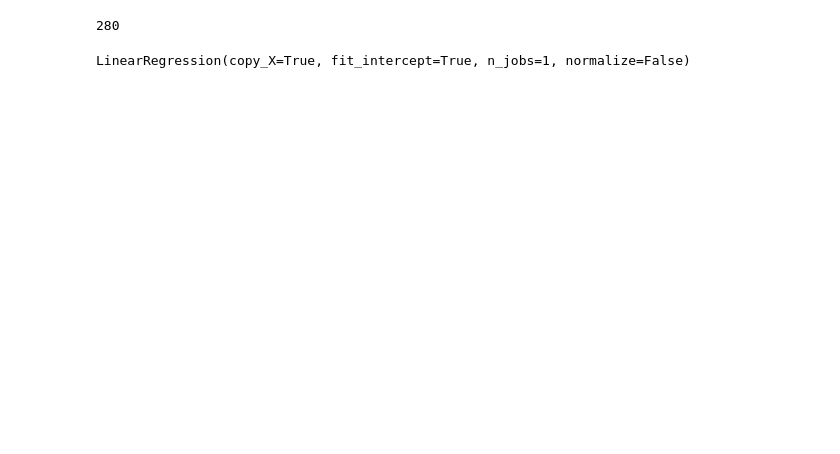
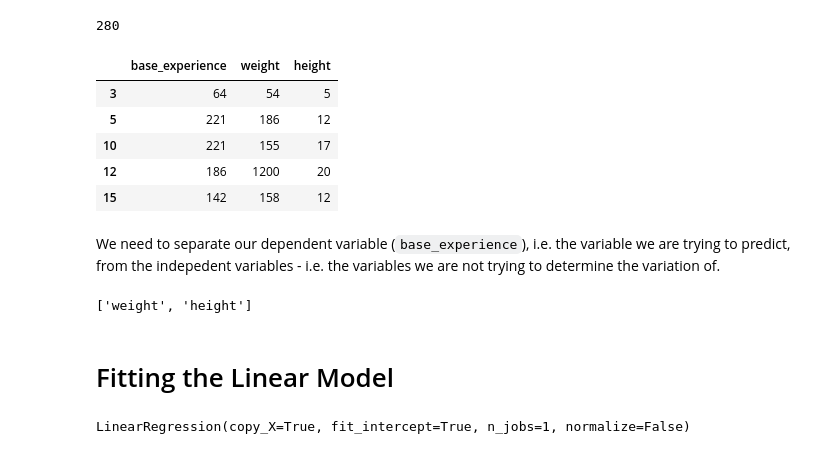
Before and after one commit to ryancollingwood/Pokedex, a Jupyter notebook: Pokedex.ipynb, the cells around one changed output. Drawn from its saved outputs; the diff is of its cells as text; code cells hidden in the pictures; blank space fills up the shorter version.

```diff
--- a/Pokedex.ipynb
+++ b/Pokedex.ipynb
@@ -718,5 +783,21 @@ test_data = test_data.sort_values("base_experience").reset_index(drop = True)
+# %%
+test_data.head()
+# %% [output]
+|  | base_experience | weight | height |
+| 3 | 64 | 54 | 5 |
+| 5 | 221 | 186 | 12 |
+| 10 | 221 | 155 | 17 |
+| 12 | 186 | 1200 | 20 |
+| 15 | 142 | 158 | 12 |
+# %% [markdown]
+We need to separate our dependent variable (`base_experience`), i.e. the variable we are trying to predict, from the indepedent variables - i.e. the variables we are not trying to determine the variation of.
 # %%
 train_cols = [col for col in training_data.columns if col not in ["base_experience"]]
+print(train_cols)
+# %% [output]
+['weight', 'height']
 # %%
 training_data_y = training_data["base_experience"]
 training_data = training_data[train_cols]
+# %% [markdown]
+# Fitting the Linear Model
```
Also changed, not shown: parts of 46 cells of this notebook.
